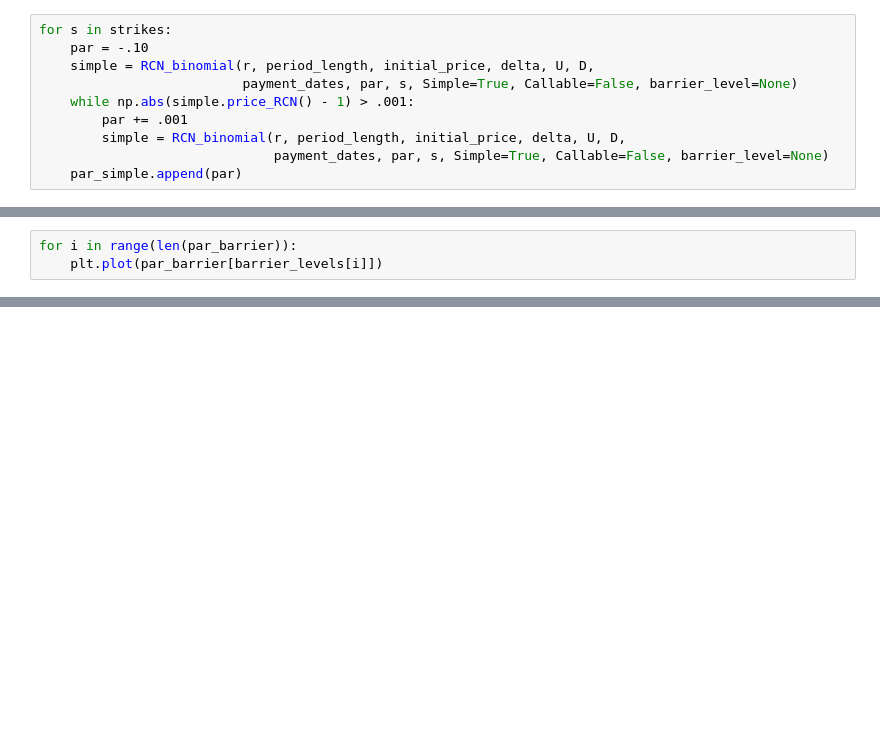
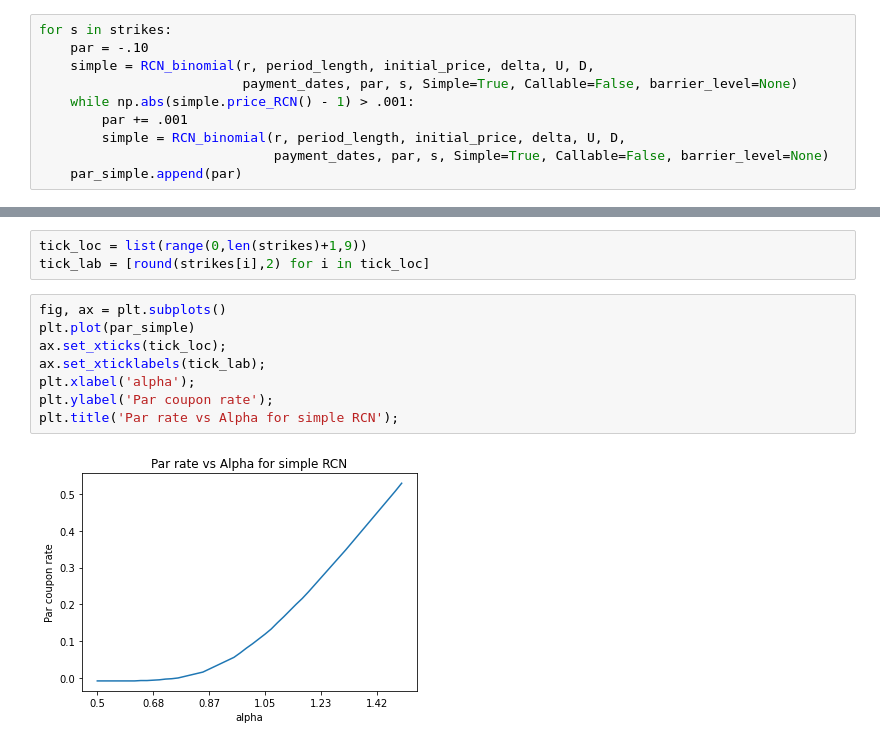
Before and after one commit to dexdx/Derivatives_Project, a Jupyter notebook: part_5.ipynb, the cells around one changed output, grey strips where cells are left out. Cells and saved outputs as stored; diff of their text form; blank space fills up the shorter version.

```diff
--- a/part_5.ipynb
+++ b/part_5.ipynb
@@ -125,3 +111,0 @@ for b in barrier_levels:
-# %%
-for i in range(len(par_barrier)):
-    plt.plot(par_barrier[barrier_levels[i]])
@@ -134,0 +120,13 @@ plt.plot(par_simple)
+# %%
+tick_loc = list(range(0,len(strikes)+1,9))
+tick_lab = [round(strikes[i],2) for i in tick_loc]
+# %%
+fig, ax = plt.subplots()
+plt.plot(par_simple)
+ax.set_xticks(tick_loc);
+ax.set_xticklabels(tick_lab);
+plt.xlabel('alpha');
+plt.ylabel('Par coupon rate');
+plt.title('Par rate vs Alpha for simple RCN');
+# %% [output]
+[figure, added]
```
Also changed, not shown: parts of 14 cells of this notebook.
